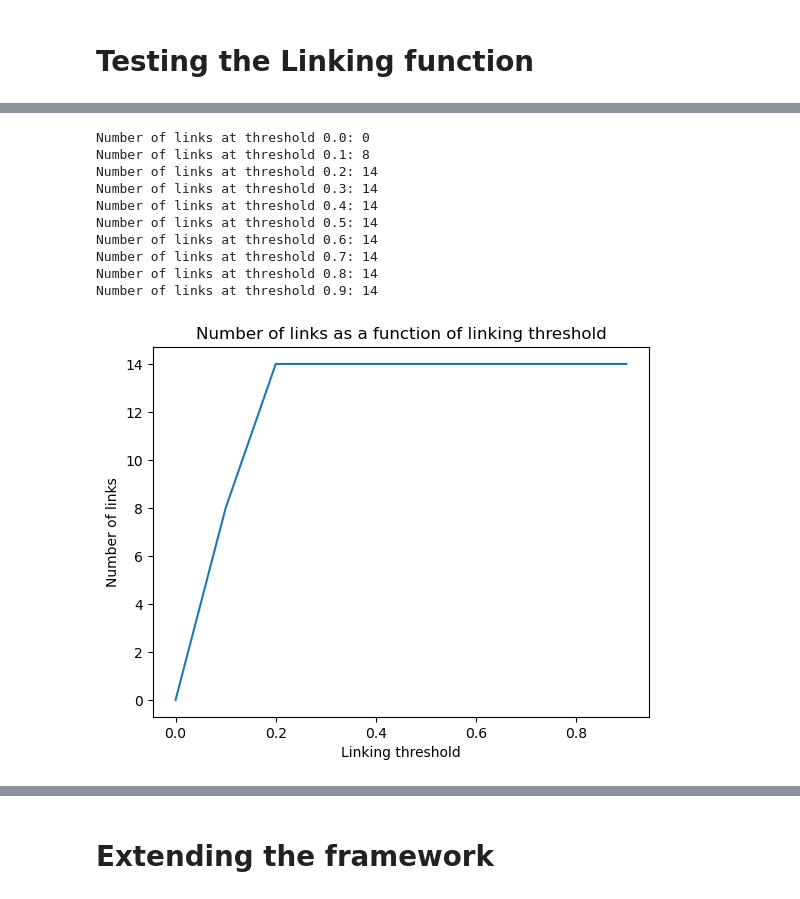
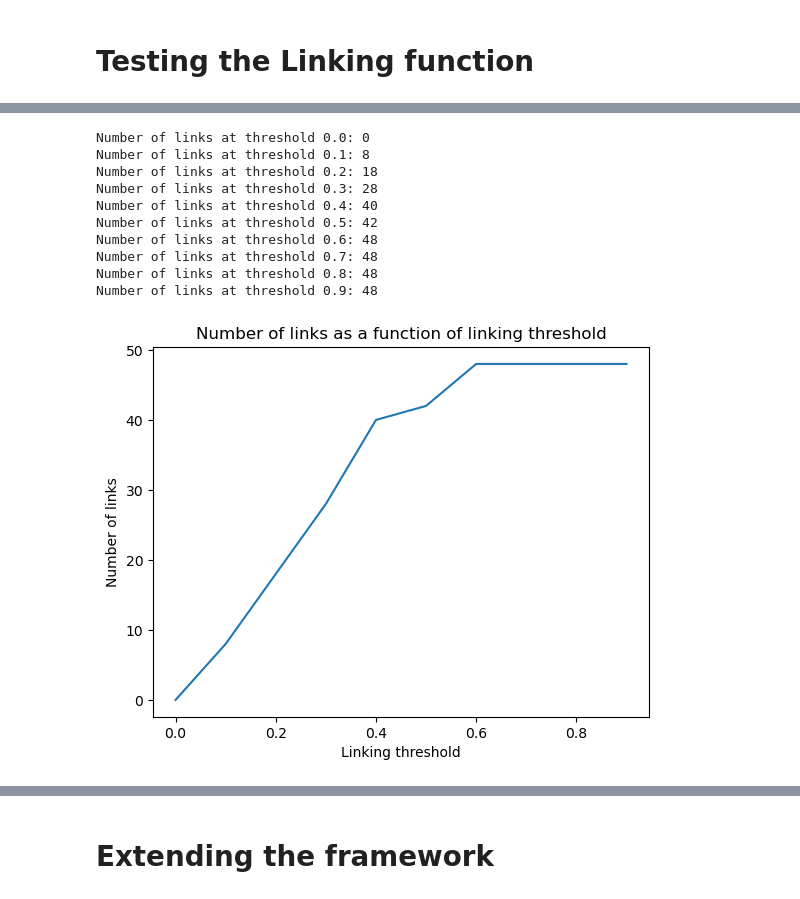
Before and after one commit to NitaiNijholt/FinancialNetwork, a Jupyter notebook: initial_explorations.ipynb, the cells around one changed output, grey strips where cells are left out. Saved outputs shown, nothing was run; the diff lists cells and outputs as text; code cells hidden in the pictures.

Commit message:
changed structure of the code to store exposure inside nodes

```diff
--- a/initial_explorations.ipynb
+++ b/initial_explorations.ipynb
@@ -182,31 +183,26 @@ If a node cannot find any other node to link with (Due to threshold or or becaus
 
 then becomes $E_{i_{t}}$ + the column and row sums of the adjacency matrix.
 # %%
-def form_links_and_update_exposures(G: nx.Graph, exposures: List[float], linking_threshold: float) -> Tuple[nx.Graph, List[float]]:
+def form_links_and_update_exposures(G: nx.DiGraph, linking_threshold: float) -> nx.DiGraph:
     """
     Forms links between nodes in a graph based on exposure values and a linking threshold,
     and updates the exposures of these nodes.
 
     Parameters:
-    G (nx.Graph): The graph to which the nodes belong.
-    exposures (List[float]): A list of exposure values for each node.
+    G (nx.DiGraph): The graph to which the nodes belong.
     linking_threshold (float): The threshold below which the absolute sum of exposures will trigger a link.
 
     Returns:
-    Tuple[nx.Graph, List[float]]: A tuple containing the updated graph and a list of updated exposures.
+    nx.DiGraph: The updated graph with new links and updated exposures.
     """
 
-    assert len(exposures) == len(G.nodes), f"The number of exposures must match the number of nodes in the graph, now the lenght of exposures={len(exposures)} and the number of nodes={len(G.nodes)}"
-
-    updated_exposures = exposures.copy()
-
-    for i in range(len(exposures)):
+    for i in G.nodes:
         closest_sum = np.inf
         closest_node = None
 
-        for j in range(len(exposures)):
+        for j in G.nodes:
             if i != j:
-                sum_of_exposures = exposures[i] + exposures[j]
+                sum_of_exposures = G.nodes[i]['exposure'] + G.nodes[j]['exposure']
 
                 if (np.abs(sum_of_exposures) < np.abs(closest_sum)) and (np.abs(sum_of_exposures) < linking_threshold):
                     closest_sum = sum_of_exposures
@@ -214,13 +210,13 @@ def form_links_and_update_exposures(G: nx.Graph, exposures: List[float], linking
 
         if closest_node is not None:
             if not G.has_edge(i, closest_node):
-                G.add_edge(i, closest_node, weight=exposures[i])
-                updated_exposures[i] += exposures[closest_node]
+                G.add_edge(i, closest_node, weight=G.nodes[i]['exposure'])
+                G.nodes[i]['exposure'] += G.nodes[closest_node]['exposure']
             if not G.has_edge(closest_node, i):
-                G.add_edge(closest_node, i, weight=exposures[closest_node])
-                updated_exposures[closest_node] += exposures[i]
+                G.add_edge(closest_node, i, weight=G.nodes[closest_node]['exposure'])
+                G.nodes[closest_node]['exposure'] += G.nodes[i]['exposure']
 
-    return G, updated_exposures
+    return G
 # %%
 def draw_graph_with_edge_weights(G, pos=None, node_size=700, node_color='skyblue', font_size=14,
                                  font_weight='bold', arrowstyle='-|>', arrowsize=20, width=2,
@@ -318,32 +345,31 @@ adjacency matrix:
 # %%
 # This cell is purely for testing expected behavior, we expect the number of links to go up as the linking threshold decreases
 Graph = create_directional_graph(N_Nodes = 10)
-initial_exposures = generate_exposures(10)
 Links_test = []
 Link_test_thresholds = []
 
 for i in range(10):
-    Graph_updates = form_links_and_update_exposures(G=Graph, exposures=initial_exposures, linking_threshold=i/10)[0]
+    Graph_updates = form_links_and_update_exposures(G=Graph, linking_threshold=i/10)
     print(f'Number of links at threshold {i/10}: {len(Graph_updates.edges)}')
     Links_test.append(len(Graph_updates.edges))
     Link_test_thresholds.append(i/10)
 plt.ylabel('Number of links')
 plt.xlabel('Linking threshold')
 plt.title('Number of links as a function of linking threshold')
 plt.plot(Link_test_thresholds, Links_test)
 plt.show()
 # %% [output]
 Number of links at threshold 0.0: 0
 Number of links at threshold 0.1: 8
-Number of links at threshold 0.2: 14
-Number of links at threshold 0.3: 14
-Number of links at threshold 0.4: 14
-Number of links at threshold 0.5: 14
-Number of links at threshold 0.6: 14
-Number of links at threshold 0.7: 14
-Number of links at threshold 0.8: 14
-Number of links at threshold 0.9: 14
+Number of links at threshold 0.2: 18
+Number of links at threshold 0.3: 28
+Number of links at threshold 0.4: 40
+Number of links at threshold 0.5: 42
+Number of links at threshold 0.6: 48
+Number of links at threshold 0.7: 48
+Number of links at threshold 0.8: 48
+Number of links at threshold 0.9: 48
-[figure, old version]
+[figure, new version]
 # %%
 # Amount of links looks to be the same as expected, considering that the links go times 2 because the directional nature of the graph
 
```
Also changed, not shown: parts of 13 cells of this notebook.
